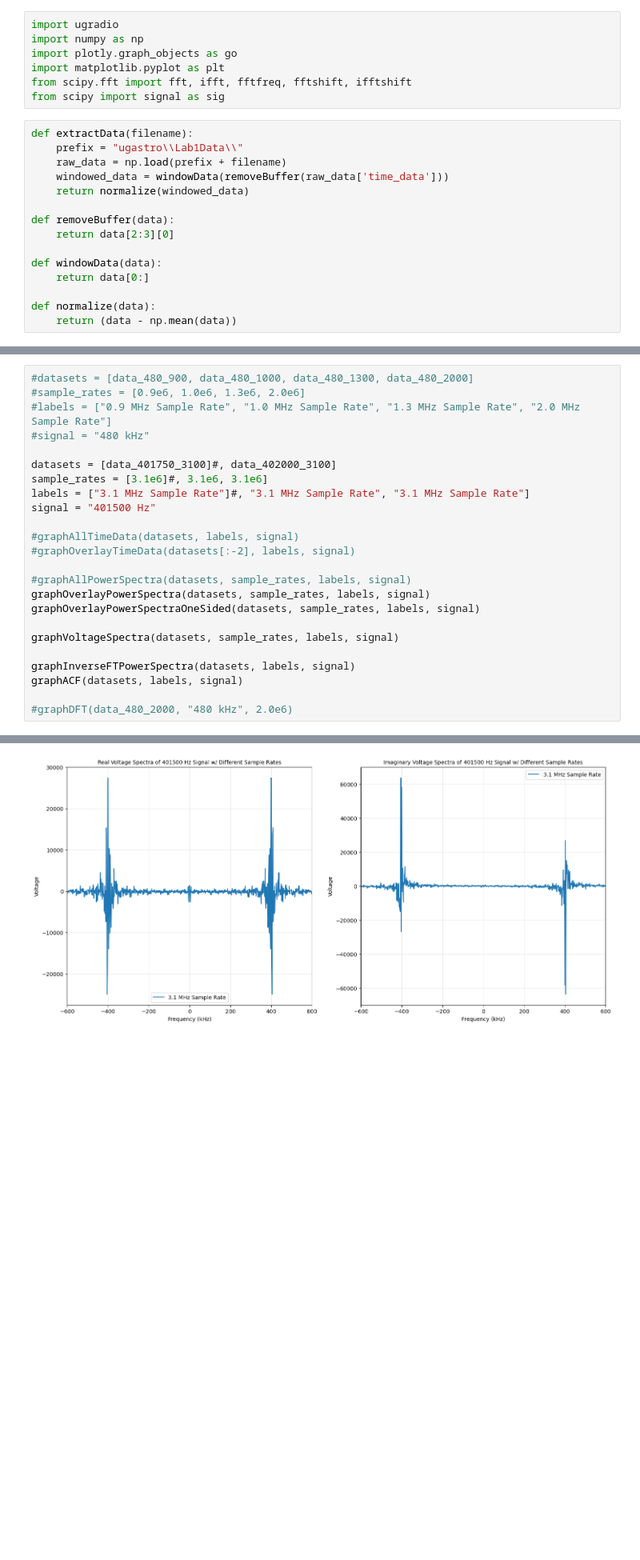
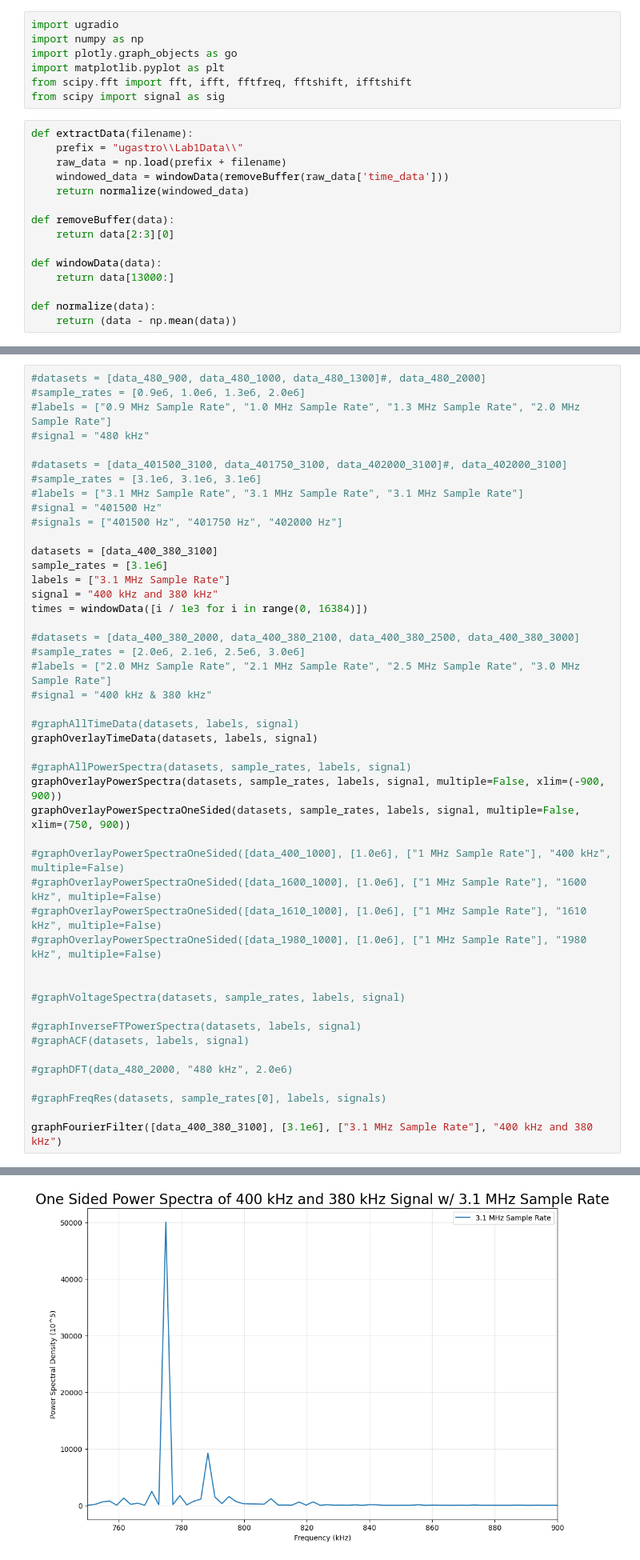
Before and after one commit to Brandon102002/ugastro, a Jupyter notebook: lab_1_helpers.ipynb, the cells around one changed output, grey strips where cells are left out. Shown at 80% size. Drawn from its saved outputs; the diff is of its cells as text; blank space fills up the shorter version.

Commit message:
more data collection and analysis, 7.1 started

```diff
--- a/lab_1_helpers.ipynb
+++ b/lab_1_helpers.ipynb
@@ -16,7 +16,7 @@ def removeBuffer(data):
     return data[2:3][0]
 
 def windowData(data):
-    return data[0:]
+    return data[13000:]
 
 def normalize(data):
     return (data - np.mean(data))
@@ -222,25 +309,47 @@ def graphDFT(data, label, vsamp, xlim=None, ylim=None):
 # %%
-#datasets = [data_480_900, data_480_1000, data_480_1300, data_480_2000]
+#datasets = [data_480_900, data_480_1000, data_480_1300]#, data_480_2000]
 #sample_rates = [0.9e6, 1.0e6, 1.3e6, 2.0e6]
 #labels = ["0.9 MHz Sample Rate", "1.0 MHz Sample Rate", "1.3 MHz Sample Rate", "2.0 MHz Sample Rate"]
 #signal = "480 kHz"
 
-datasets = [data_401750_3100]#, data_402000_3100]
-sample_rates = [3.1e6]#, 3.1e6, 3.1e6]
-labels = ["3.1 MHz Sample Rate"]#, "3.1 MHz Sample Rate", "3.1 MHz Sample Rate"]
-signal = "401500 Hz"
+#datasets = [data_401500_3100, data_401750_3100, data_402000_3100]#, data_402000_3100]
+#sample_rates = [3.1e6, 3.1e6, 3.1e6]
+#labels = ["3.1 MHz Sample Rate", "3.1 MHz Sample Rate", "3.1 MHz Sample Rate"]
+#signal = "401500 Hz"
+#signals = ["401500 Hz", "401750 Hz", "402000 Hz"]
+
+datasets = [data_400_380_3100]
+sample_rates = [3.1e6]
+labels = ["3.1 MHz Sample Rate"]
+signal = "400 kHz and 380 kHz"
+times = windowData([i / 1e3 for i in range(0, 16384)])
+
+#datasets = [data_400_380_2000, data_400_380_2100, data_400_380_2500, data_400_380_3000]
+#sample_rates = [2.0e6, 2.1e6, 2.5e6, 3.0e6]
+#labels = ["2.0 MHz Sample Rate", "2.1 MHz Sample Rate", "2.5 MHz Sample Rate", "3.0 MHz Sample Rate"]
+#signal = "400 kHz & 380 kHz"
 
 #graphAllTimeData(datasets, labels, signal)
-#graphOverlayTimeData(datasets[:-2], labels, signal)
+graphOverlayTimeData(datasets, labels, signal)
 
 #graphAllPowerSpectra(datasets, sample_rates, labels, signal)
-graphOverlayPowerSpectra(datasets, sample_rates, labels, signal)
-graphOverlayPowerSpectraOneSided(datasets, sample_rates, labels, signal)
+graphOverlayPowerSpectra(datasets, sample_rates, labels, signal, multiple=False, xlim=(-900, 900))
+graphOverlayPowerSpectraOneSided(datasets, sample_rates, labels, signal, multiple=False, xlim=(750, 900))
 
-graphVoltageSpectra(datasets, sample_rates, labels, signal)
+#graphOverlayPowerSpectraOneSided([data_400_1000], [1.0e6], ["1 MHz Sample Rate"], "400 kHz", multiple=False)
+#graphOverlayPowerSpectraOneSided([data_1600_1000], [1.0e6], ["1 MHz Sample Rate"], "1600 kHz", multiple=False)
+#graphOverlayPowerSpectraOneSided([data_1610_1000], [1.0e6], ["1 MHz Sample Rate"], "1610 kHz", multiple=False)
+#graphOverlayPowerSpectraOneSided([data_1980_1000], [1.0e6], ["1 MHz Sample Rate"], "1980 kHz", multiple=False)
 
-graphInverseFTPowerSpectra(datasets, labels, signal)
-graphACF(datasets, labels, signal)
+
+#graphVoltageSpectra(datasets, sample_rates, labels, signal)
+
+#graphInverseFTPowerSpectra(datasets, labels, signal)
+#graphACF(datasets, labels, signal)
 
 #graphDFT(data_480_2000, "480 kHz", 2.0e6)
+
+#graphFreqRes(datasets, sample_rates[0], labels, signals)
+
+graphFourierFilter([data_400_380_3100], [3.1e6], ["3.1 MHz Sample Rate"], "400 kHz and 380 kHz")
 # %% [output]
@@ -249 +358 @@ graphACF(datasets, labels, signal)
-[figure, old version]
+[figure, new version]
```
Also changed, not shown: parts of 7 cells of this notebook.
